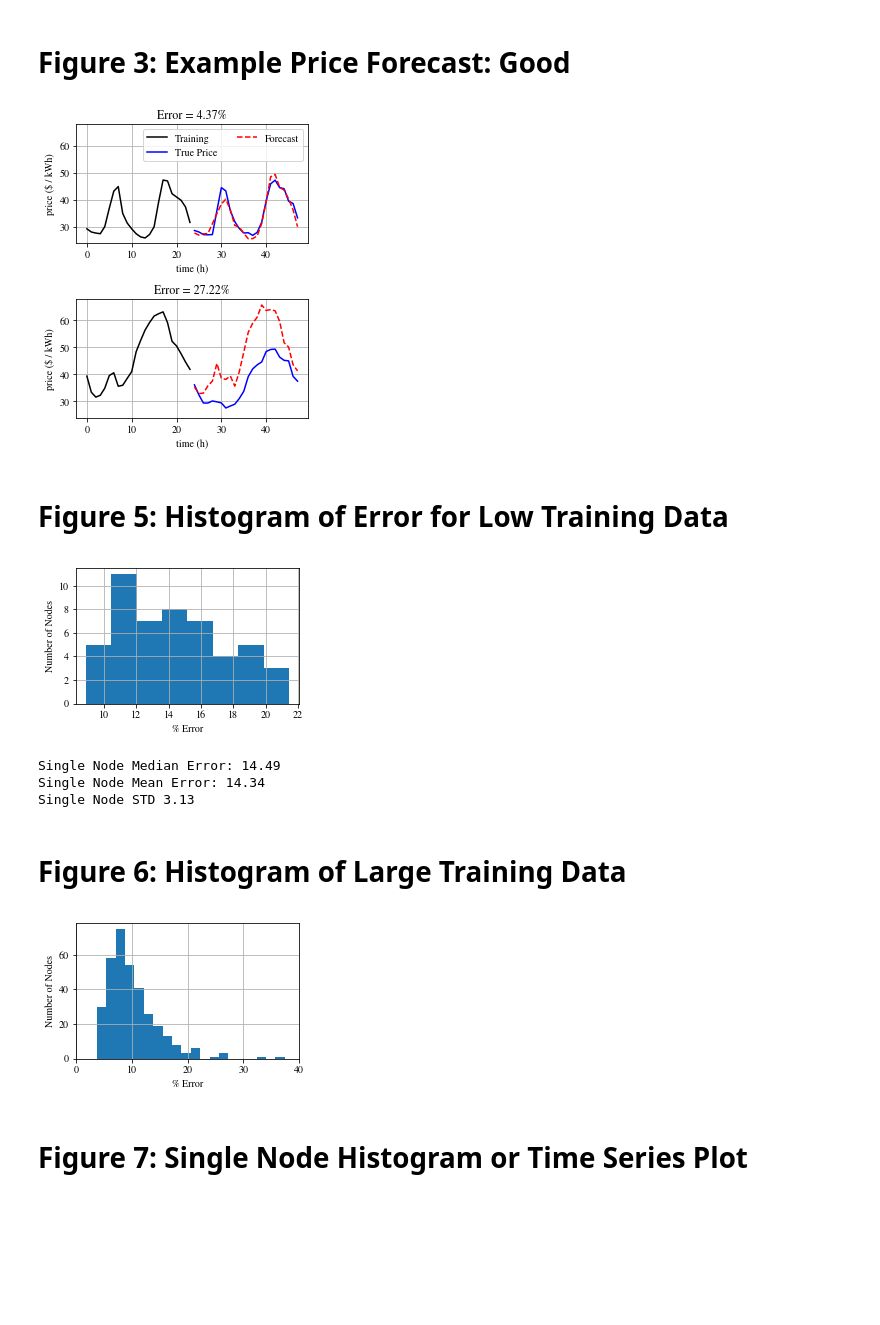
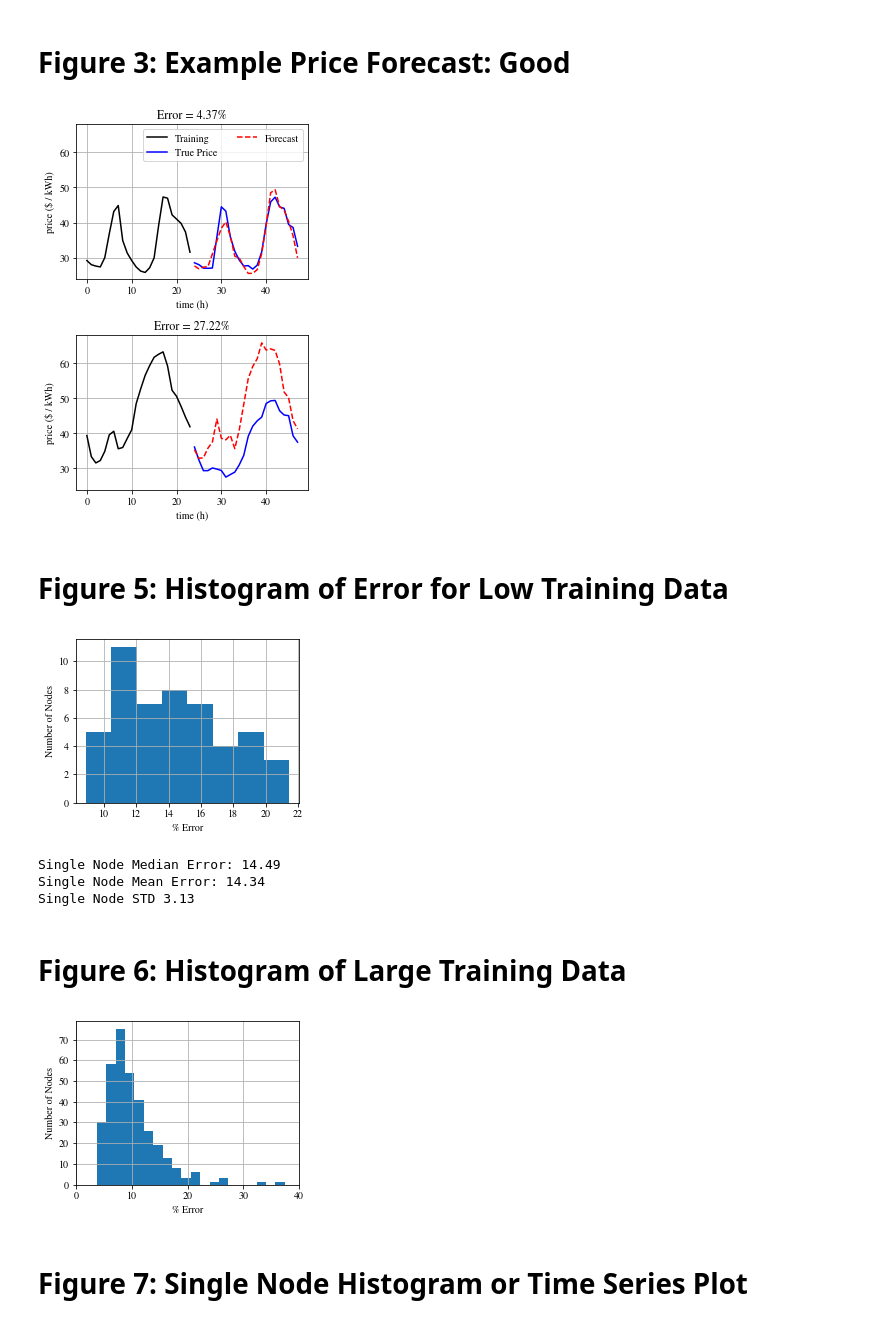
Before and after one commit to celmore25/neural_net_predictions, a Jupyter notebook: data_vis/graph_generator.ipynb, the cells around one changed output. Cells and saved outputs as stored; diff of their text form; code cells hidden in the pictures; blank space fills up the shorter version.

```diff
--- a/data_vis/graph_generator.ipynb
+++ b/data_vis/graph_generator.ipynb
@@ -71,7 +71,7 @@ t = np.arange(x.shape[0])
 t_new = np.arange(x_fore.shape[0]) + x.shape[0]
 
 # plotting GOOD
-fig = plt.figure(figsize = (4,5))
+fig = plt.figure(figsize = (4,6))
 ax = fig.add_subplot(211)
 ax.plot(t,x,'k',label = 'Training')
 ax.plot(t_new,x_real,'b',label = 'True Price')
@@ -104,34 +104,34 @@ x_fore = '[35.320118 32.86539 33.032696 35.737335 37.502853 44.028088 38.56843\
  38.132717 39.40501 35.610905 41.01997 48.22776 55.57484 58.982876\
  61.2007 65.69201 63.658577 63.997063 63.528385 59.63056 51.72493\
  50.074474 43.555176 41.263714]'
 x_fore = x_fore.replace(' ',',').replace(',,',',')
 x_fore = ast.literal_eval(x_fore)
 x = np.array(x)
 x_real = np.array(x_real)
 x_fore = np.array(x_fore)
 
 # plotting BAD
 ax = fig.add_subplot(212)
 ax.plot(t,x,'k',label = 'Training')
 ax.plot(t_new,x_real,'b',label = 'True Price')
 ax.plot(t_new,x_fore,'r--',label = 'Forecast')
 ax.grid(True)
 # ax.legend(ncol=2)
 ax.set_ylabel('price ($ / kWh)')
 ax.set_xlabel('time (h)')
 ax.set_title('Error = 27.22%')
 ax.set_ylim(24,68)
 
 fig.tight_layout()
 
 # saving
 strFile = "../tex_writing/fig_3.png"
 if os.path.isfile(strFile):
     os.remove(strFile)
 plt.savefig(strFile,format = 'png',dpi = 600,bbox_inches = 'tight')
 plt.show()
 # %% [output]
-[figure, old version]
+[figure, new version]
 # %% [markdown]
 # Figure 5: Histogram of Error for Low Training Data
 # %%
@@ -147,7 +147,7 @@ for i in range(inp_days):
 node_means = node_results / inp_days
 
 # plotting
-fig,ax = plt.subplots(figsize = (4,2.5))
+fig,ax = plt.subplots(figsize = (4,3))
 ax.hist(node_means,bins = 8)
 ax.grid(True)
 ax.set_ylabel('Number of Nodes')
@@ -164,7 +164,7 @@ print('Single Node Median Error: %.2f' % np.median(node_means))
 print('Single Node Mean Error: %.2f' % np.mean(node_means))
 print('Single Node STD %.2f' % np.std(node_means))
 # %% [output]
-[figure, old version]
+[figure, new version]
 Single Node Median Error: 14.49
 Single Node Mean Error: 14.34
 Single Node STD 3.13
@@ -183,7 +183,7 @@ for i in range(inp_days):
             node_results.append(value)
 
 # plotting
-fig,ax = plt.subplots(figsize = (4,2.5))
+fig,ax = plt.subplots(figsize = (4,3))
 ax.hist(node_results,bins = 20)
 ax.set_xlim(0,40)
 ax.grid(True)
@@ -197,7 +197,7 @@ if os.path.isfile(strFile):
 plt.savefig(strFile,format = 'png',dpi = 600,bbox_inches = 'tight')
 plt.show()
 # %% [output]
-[figure, old version]
+[figure, new version]
 # %% [markdown]
 # Figure 7: Single Node Histogram or Time Series Plot
 # %%
```
Also changed, not shown: parts of 4 cells of this notebook, 10 other files.
